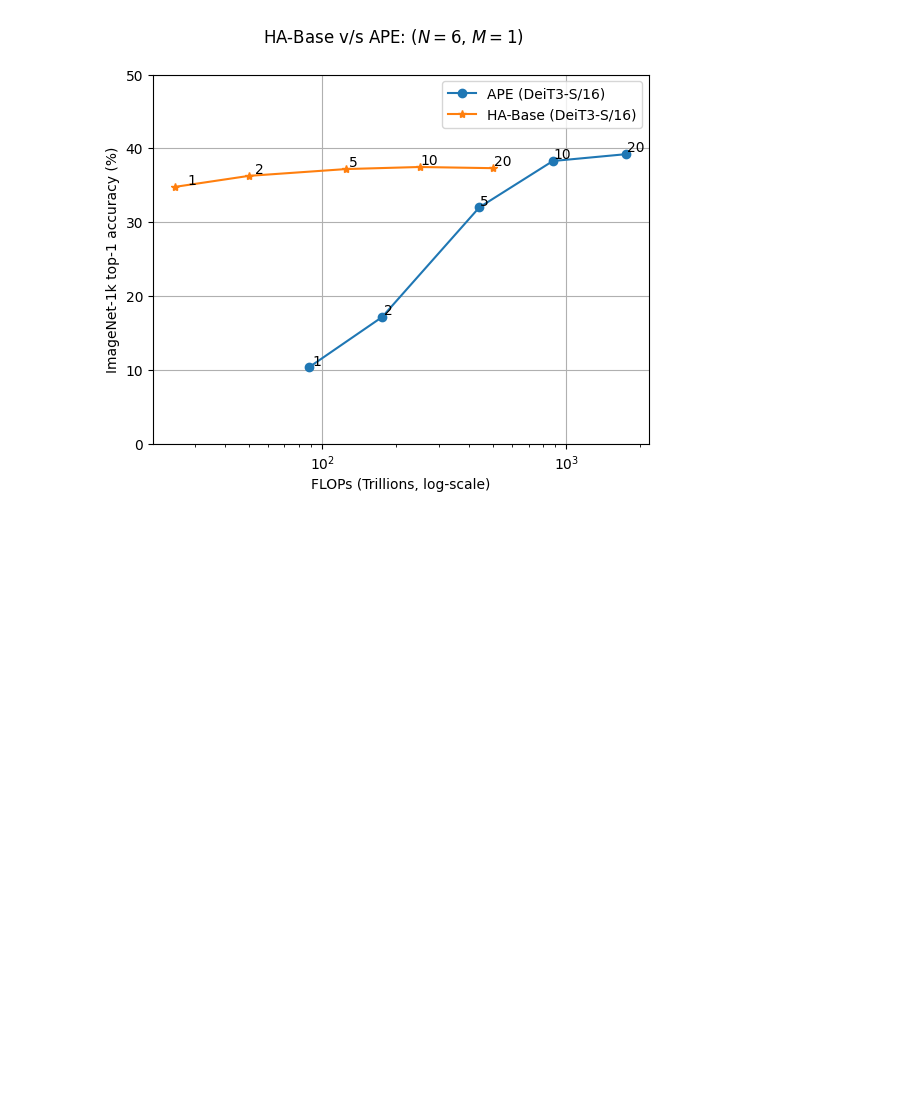
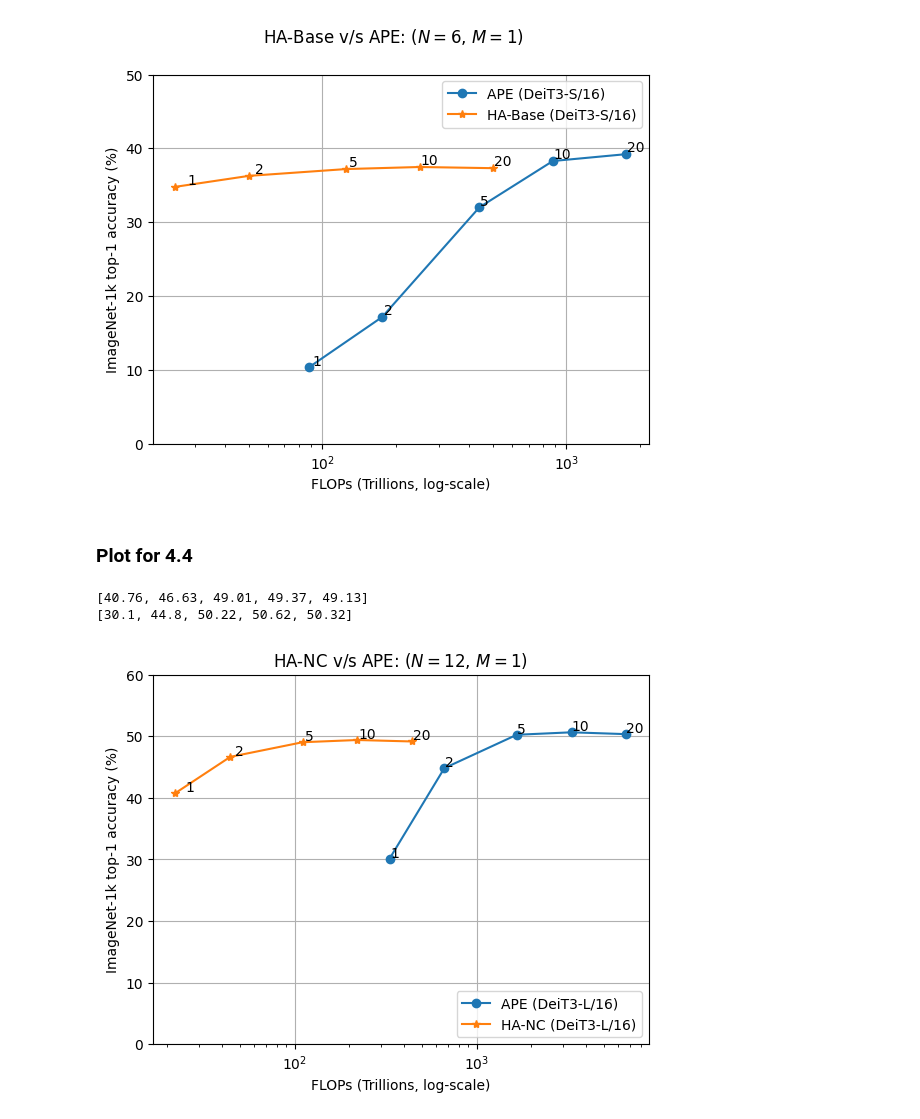
Before and after one commit to jaisidhsingh/hypa-new, a Jupyter notebook: hyperalignment/plot.ipynb, the cells around one changed output. Saved outputs shown, nothing was run; the diff lists cells and outputs as text; code cells hidden in the pictures; blank space fills up the shorter version.

```diff
--- a/hyperalignment/plot.ipynb
+++ b/hyperalignment/plot.ipynb
@@ -419,7 +421,47 @@ plt.savefig("final_plots/ha_base_vs_ape_6.pdf", format="pdf")
 plt.show()
 # %% [output]
 [figure]
+# %% [markdown]
+### Plot for 4.4
 # %%
 hnet_12_4_1024 = {'vit_large_patch16_224': {'image_encoder': 'vit_large_patch16_224', 'seed': 0, 'eval': {'epoch_1': {'imagenet1k': 29.56}, 'epoch_2': {'imagenet1k': 33.63}, 'epoch_5': {'imagenet1k': 36.73}, 'epoch_10': {'imagenet1k': 37.69}, 'epoch_20': {'imagenet1k': 37.56}}, 'text_encoder': 'sentence-t5-base', 'encoder_index': 0}, 'vit_large_patch16_224.augreg_in21k_ft_in1k': {'image_encoder': 'vit_large_patch16_224.augreg_in21k_ft_in1k', 'seed': 0, 'eval': {'epoch_1': {'imagenet1k': 29.56}, 'epoch_2': {'imagenet1k': 33.63}, 'epoch_5': {'imagenet1k': 36.73}, 'epoch_10': {'imagenet1k': 37.69}, 'epoch_20': {'imagenet1k': 37.56}}, 'text_encoder': 'sentence-t5-base', 'encoder_index': 1}, 'vit_large_patch14_clip_336.laion2b_ft_in12k_in1k': {'image_encoder': 'vit_large_patch14_clip_336.laion2b_ft_in12k_in1k', 'seed': 0, 'eval': {'epoch_1': {'imagenet1k': 33.63}, 'epoch_2': {'imagenet1k': 40.73}, 'epoch_5': {'imagenet1k': 45.19}, 'epoch_10': {'imagenet1k': 46.07}, 'epoch_20': {'imagenet1k': 45.42}}, 'text_encoder': 'sentence-t5-base', 'encoder_index': 2}, 'deit3_large_patch16_384.fb_in22k_ft_in1k': {'image_encoder': 'deit3_large_patch16_384.fb_in22k_ft_in1k', 'seed': 0, 'eval': {'epoch_1': {'imagenet1k': 40.76}, 'epoch_2': {'imagenet1k': 46.63}, 'epoch_5': {'imagenet1k': 49.01}, 'epoch_10': {'imagenet1k': 49.37}, 'epoch_20': {'imagenet1k': 49.13}}, 'text_encoder': 'sentence-t5-base', 'encoder_index': 3}}
 hnet_accs = [ [subitem["imagenet1k"] for subitem in item["eval"].values() ] for item in hnet_12_4_1024.values() ]
+hnet_accs = hnet_accs[-1]
+
+ape_12_4_1024 = {'deit3_large_patch16_384.fb_in22k_ft_in1k': {'image_encoder': 'deit3_large_patch16_384.fb_in22k_ft_in1k', 'seed': 0, 'eval': {'epoch_1': {'imagenet1k': 30.1}, 'epoch_2': {'imagenet1k': 44.8}, 'epoch_5': {'imagenet1k': 50.22}, 'epoch_10': {'imagenet1k': 50.62}, 'epoch_20': {'imagenet1k': 50.32}}, 'text_encoder': 'sentence-t5-base', 'encoder_index': 3}}
+ape_accs = [item["imagenet1k"] for item in ape_12_4_1024["deit3_large_patch16_384.fb_in22k_ft_in1k"]["eval"].values()]
+
 print(hnet_accs)
+print(ape_accs)
+# %% [output]
+[40.76, 46.63, 49.01, 49.37, 49.13]
+[30.1, 44.8, 50.22, 50.62, 50.32]
+# %%
+epochs = [1, 2, 5, 10, 20]
+ape_flops = [ (4 * 14.675 + 4 * 29.352 + 4 * 39.136) * e for e in epochs]
+hnet_flops = [22.165 * e for e in epochs]
+
+plt.plot(ape_flops, ape_accs, marker="o", label="APE (DeiT3-L/16)")
+plt.plot(hnet_flops, hnet_accs, marker="*", label="HA-NC (DeiT3-L/16)")
+
+# plt.plot(ape_flops, ape_accs, label="APE (DeiT3-S/16)", marker="o")
+# plt.plot(hnet_flops, hnet_accs, label="HA-Base (DeiT3-S/16)", marker="*")
+plt.xlabel("FLOPs (Trillions, log-scale)")
+plt.xscale("log")
+plt.ylabel(f"{names[bench]} top-1 accuracy (%)")
+plt.ylim([0, 60])
+
+if j == 0:
+    plt.legend(loc="lower right")
+
+plt.grid(True)
+
+epochs = [1, 2, 5, 10, 20]
+for i, ep in enumerate(epochs):
+    plt.annotate(f"{ep}", (ape_flops[i] + 3, ape_accs[i] + 0.3))
+    plt.annotate(f"{ep}", (hnet_flops[i] + 3, hnet_accs[i] + 0.3))
+
+plt.title(f"HA-NC v/s APE: ($N=12$, $M=1$)")
+plt.show()
+# %% [output]
+[figure, added]
```
Also changed, not shown: parts of 2 cells of this notebook, 2 other files.
